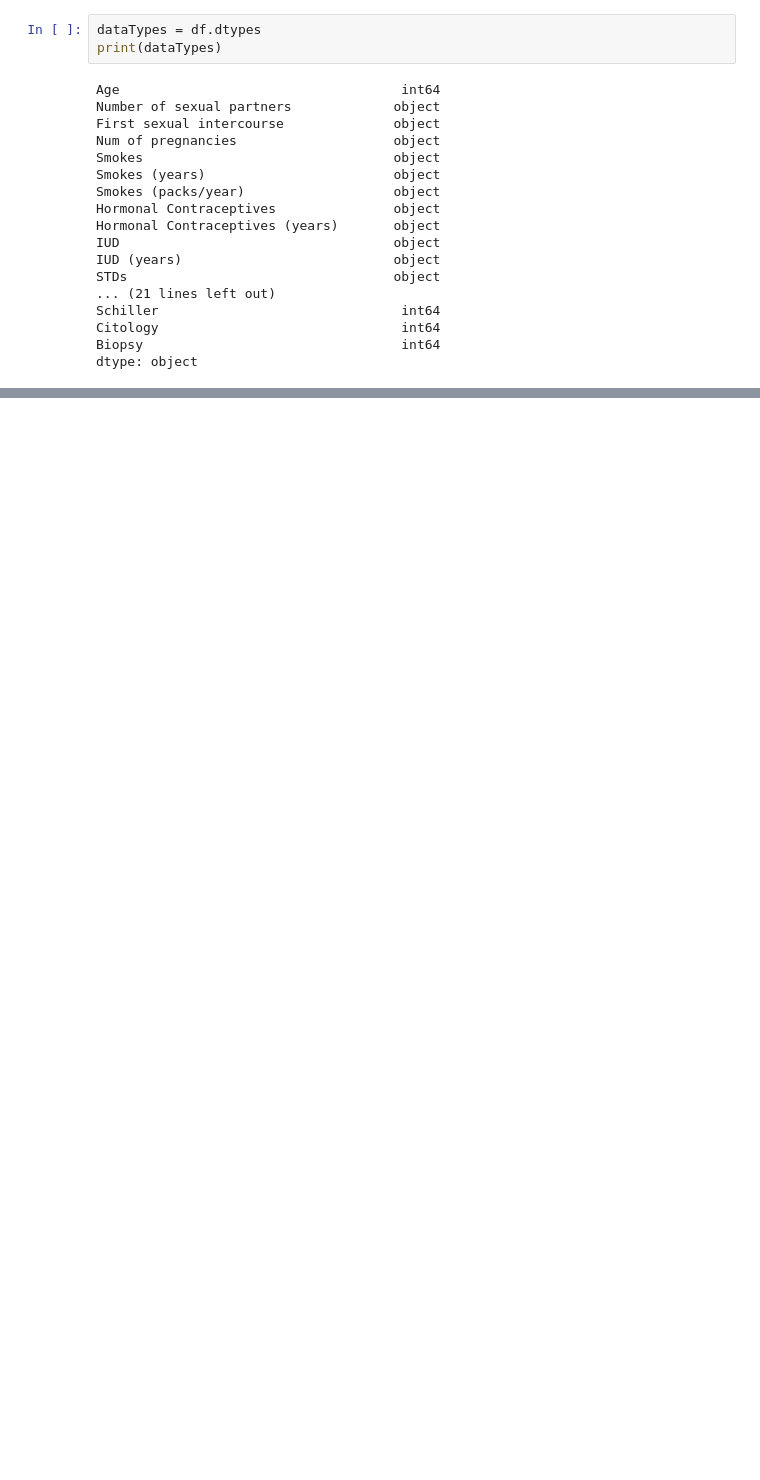
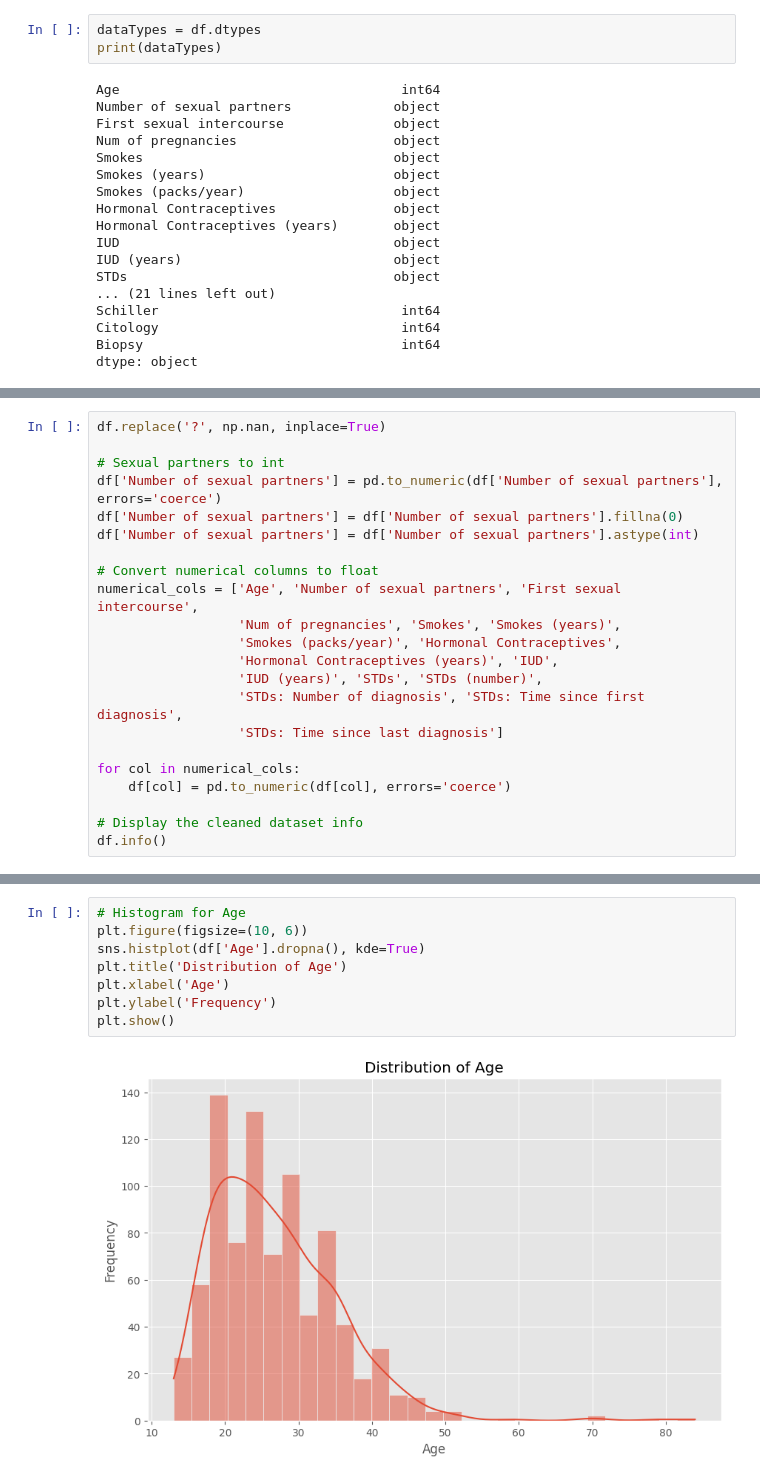
Before and after one commit to bl33h/cervicalCancerRiskFactors, a Jupyter notebook: src/cervicalCancerRiskFactors.ipynb, the cells around one changed output, grey strips where cells are left out. Saved outputs shown, nothing was run; the diff lists cells and outputs as text; blank space fills up the shorter version.

```diff
--- a/src/cervicalCancerRiskFactors.ipynb
+++ b/src/cervicalCancerRiskFactors.ipynb
@@ -85,0 +58,22 @@ plt.show()
+# %%
+df.replace('?', np.nan, inplace=True)
+
+# Sexual partners to int
+df['Number of sexual partners'] = pd.to_numeric(df['Number of sexual partners'], errors='coerce')
+df['Number of sexual partners'] = df['Number of sexual partners'].fillna(0)
+df['Number of sexual partners'] = df['Number of sexual partners'].astype(int)
+
+# Convert numerical columns to float
+numerical_cols = ['Age', 'Number of sexual partners', 'First sexual intercourse',
+                  'Num of pregnancies', 'Smokes', 'Smokes (years)',
+                  'Smokes (packs/year)', 'Hormonal Contraceptives',
+                  'Hormonal Contraceptives (years)', 'IUD',
+                  'IUD (years)', 'STDs', 'STDs (number)',
+                  'STDs: Number of diagnosis', 'STDs: Time since first diagnosis',
+                  'STDs: Time since last diagnosis']
+
+for col in numerical_cols:
+    df[col] = pd.to_numeric(df[col], errors='coerce')
+
+# Display the cleaned dataset info
+df.info()
@@ -85,0 +130,10 @@ plt.show()
+# %%
+# Histogram for Age
+plt.figure(figsize=(10, 6))
+sns.histplot(df['Age'].dropna(), kde=True)
+plt.title('Distribution of Age')
+plt.xlabel('Age')
+plt.ylabel('Frequency')
+plt.show()
+# %% [output]
+[figure, added]
```
Also changed, not shown: parts of 8 cells of this notebook.
